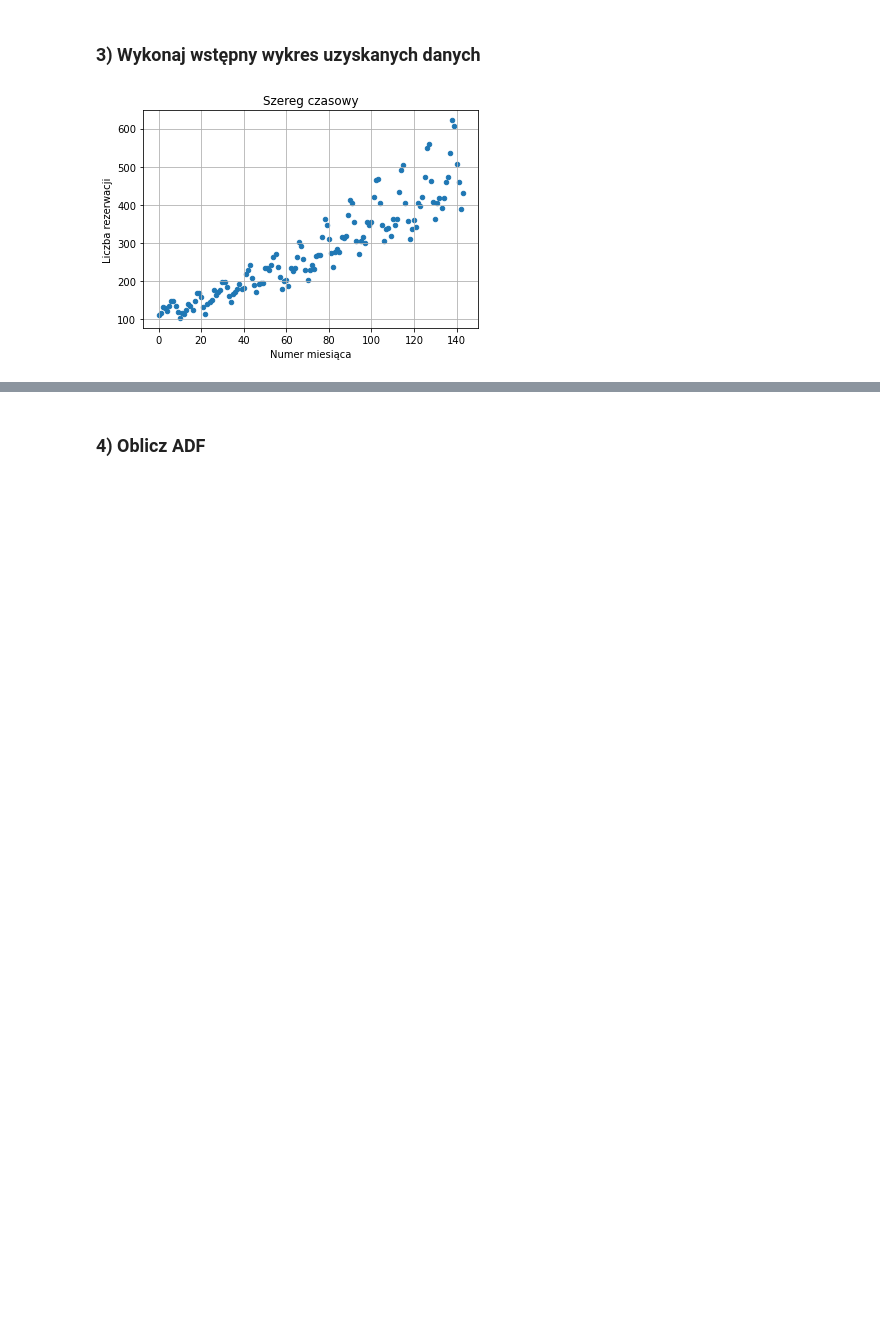
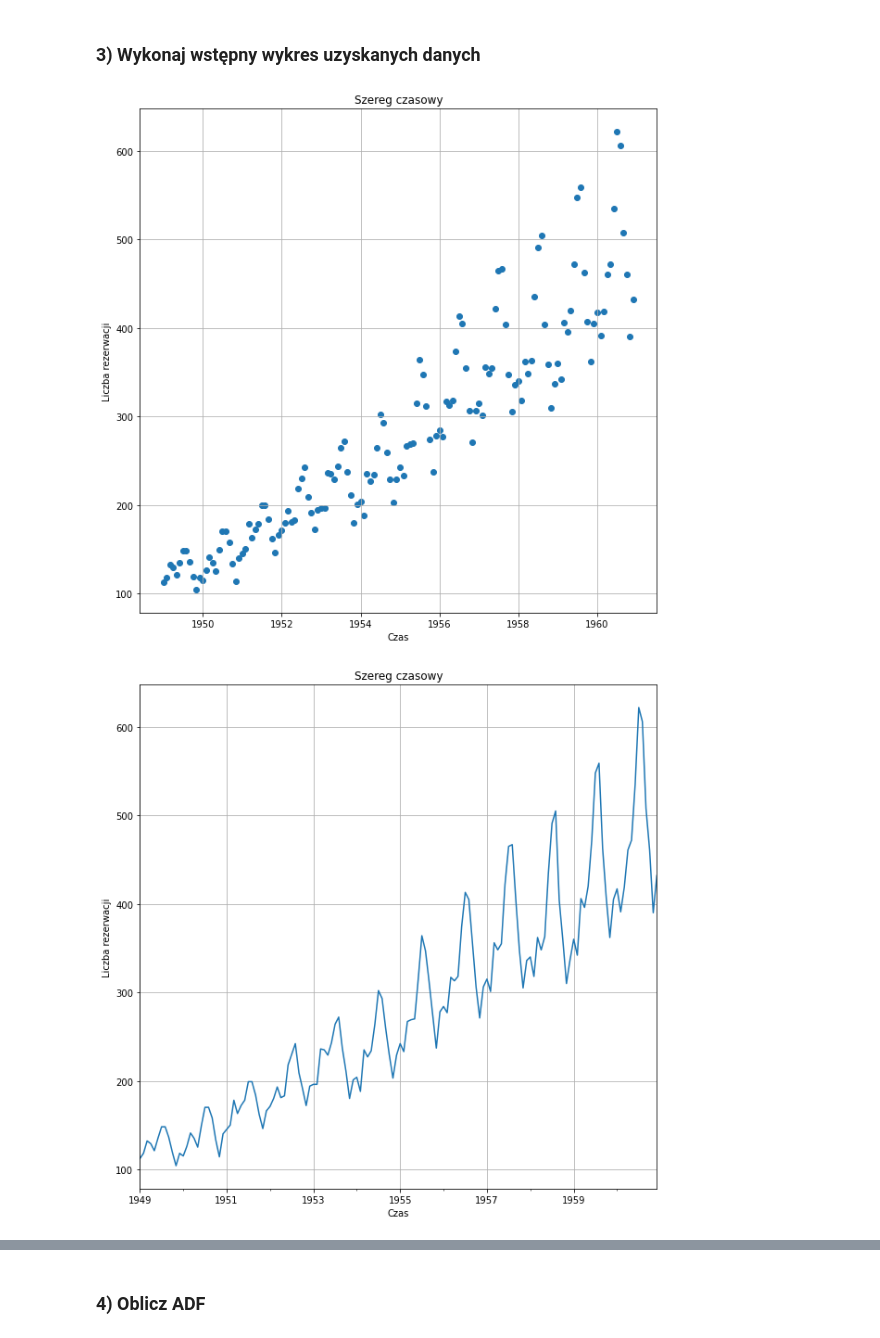
Before and after one commit to Artur-Mzyk/Analiza_i_bazy_danych, a Jupyter notebook: Lab10/raport.ipynb, the cells around one changed output, grey strips where cells are left out. Cells and saved outputs as stored; diff of their text form; code cells hidden in the pictures; blank space fills up the shorter version.

```diff
--- a/Lab10/raport.ipynb
+++ b/Lab10/raport.ipynb
@@ -165,11 +166,22 @@ df.describe()
 # %% [markdown]
 ### 3) Wykonaj wstępny wykres uzyskanych danych
-# %%
-df.reset_index().plot.scatter(x="index", y="Rezerwacja")
-plt.grid()
-plt.xlabel("Numer miesiąca")
-plt.ylabel("Liczba rezerwacji")
-plt.title("Szereg czasowy")
-plt.show()
-# %% [output]
-[figure, removed]
+# %%
+x = df.index
+y = df["Rezerwacja"]
+plt.figure(figsize=(10, 10))
+plt.scatter(x, y)
+plt.grid()
+plt.xlabel("Czas")
+plt.ylabel("Liczba rezerwacji")
+plt.title("Szereg czasowy")
+plt.show()
+
+df.plot(legend=None, figsize=(10, 10))
+plt.grid()
+plt.xlabel("Czas")
+plt.ylabel("Liczba rezerwacji")
+plt.title("Szereg czasowy")
+plt.show()
+# %% [output]
+[figure, added]
+[figure, added]
```
Also changed, not shown: parts of 20 cells of this notebook.
